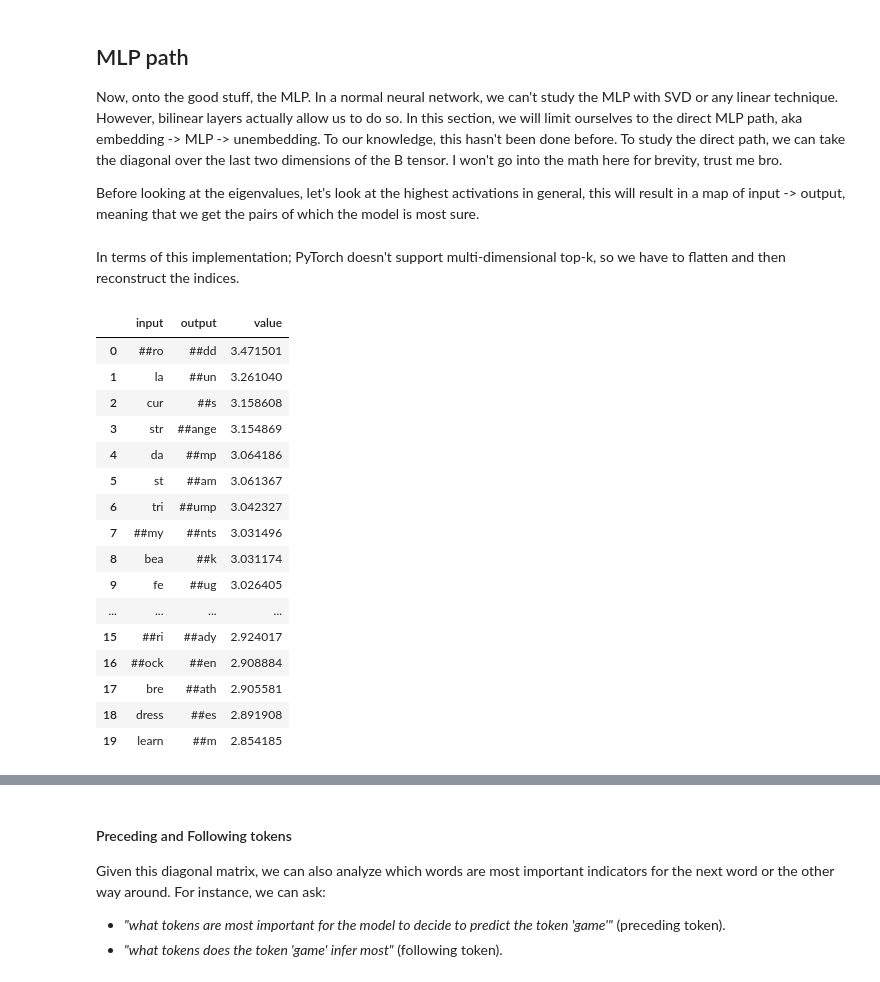
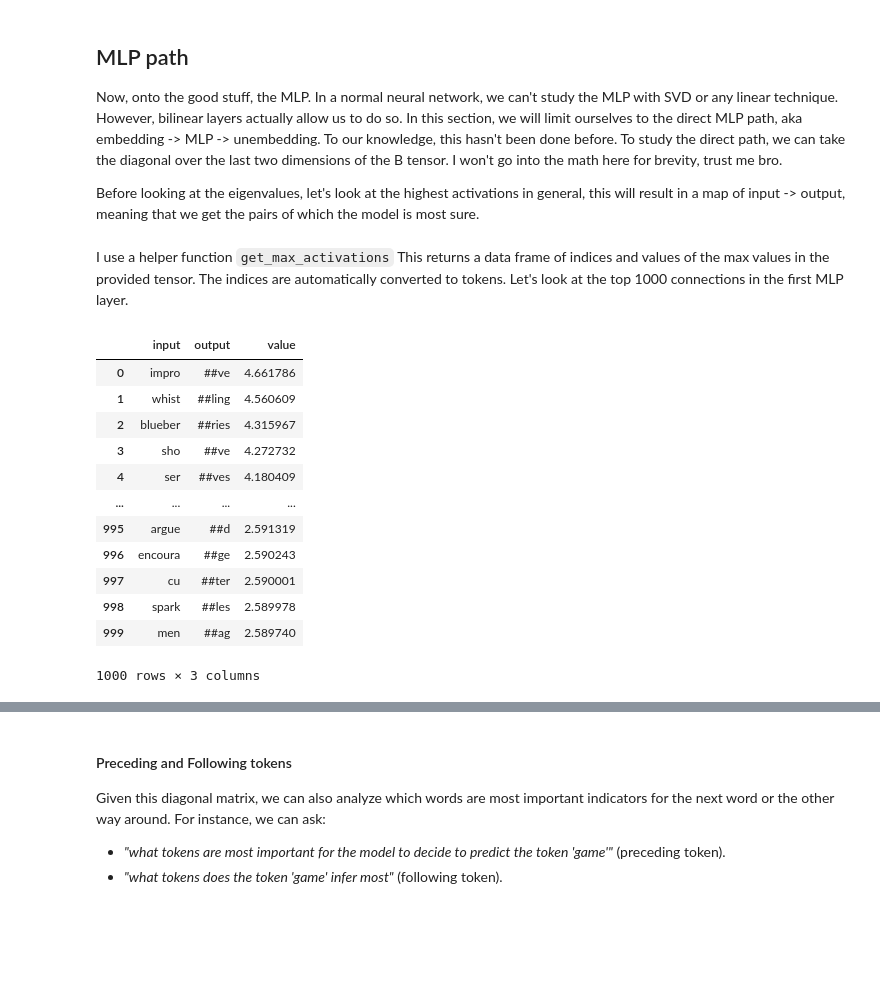
Before and after one commit to tdooms/bilinear-interp, a Jupyter notebook: stories/ngram.ipynb, the cells around one changed output, grey strips where cells are left out. Saved outputs shown, nothing was run; the diff lists cells and outputs as text; code cells hidden in the pictures; blank space fills up the shorter version.

```diff
--- a/stories/ngram.ipynb
+++ b/stories/ngram.ipynb
@@ -9,12 +9,13 @@ Bilinear transformers are great because they are even more linear in nature than
 from stories.model import Transformer, Config
 import plotly.express as px
 import torch
-from bidict import bidict
 import pandas as pd
 from einops import *
 
+torch.set_grad_enabled(False)
+
 color = dict(color_continuous_midpoint=0, color_continuous_scale="RdBu")
-name = "tdooms/MicroStories-1-256-b"
+name = "tdooms/TinyStories-2-256"
 
 config = Config.from_pretrained(name)
 model = Transformer.from_pretrained(name, config=config).cuda()
@@ -53,26 +54,23 @@ Now, onto the good stuff, the MLP. In a normal neural network, we can't study th
 
 Before looking at the eigenvalues, let's look at the highest activations in general, this will result in a map of input -> output, meaning that we get the pairs of which the model is most sure.
 # %%
-diag = model.ube.diagonal(residual=True).detach().cpu()
+diag = model.ube.diagonal(residual=True).cpu()
-# %% [markdown]
-In terms of this implementation; PyTorch doesn't support multi-dimensional top-k, so we have to flatten and then reconstruct the indices.
+# %% [markdown]
+I use a helper function ``get_max_activations`` This returns a data frame of indices and values of the max values in the provided tensor. The indices are automatically converted to tokens. Let's look at the top 1000 connections in the first MLP layer.
 # %%
-vocab.get_max_activations(diag[0].T, ["input", "output"], k=20)
+df0 = vocab.get_max_activations(diag[0].T, ["input", "output"], k=1_000, largest=True)
+df0
 # %% [output]
 |  | input | output | value |
-| 0 | ##ro | ##dd | 3.471501 |
-| 1 | la | ##un | 3.261040 |
-| 2 | cur | ##s | 3.158608 |
-| 3 | str | ##ange | 3.154869 |
-| 4 | da | ##mp | 3.064186 |
-| 5 | st | ##am | 3.061367 |
-| 6 | tri | ##ump | 3.042327 |
-| 7 | ##my | ##nts | 3.031496 |
-| 8 | bea | ##k | 3.031174 |
-| 9 | fe | ##ug | 3.026405 |
+| 0 | impro | ##ve | 4.661786 |
+| 1 | whist | ##ling | 4.560609 |
+| 2 | blueber | ##ries | 4.315967 |
+| 3 | sho | ##ve | 4.272732 |
+| 4 | ser | ##ves | 4.180409 |
 | ... | ... | ... | ... |
-| 15 | ##ri | ##ady | 2.924017 |
-| 16 | ##ock | ##en | 2.908884 |
-| 17 | bre | ##ath | 2.905581 |
-| 18 | dress | ##es | 2.891908 |
-| 19 | learn | ##m | 2.854185 |
+| 995 | argue | ##d | 2.591319 |
+| 996 | encoura | ##ge | 2.590243 |
+| 997 | cu | ##ter | 2.590001 |
+| 998 | spark | ##les | 2.589978 |
+| 999 | men | ##ag | 2.589740 |
+1000 rows × 3 columns
```
Also changed, not shown: parts of 15 cells of this notebook, 7 other files.
